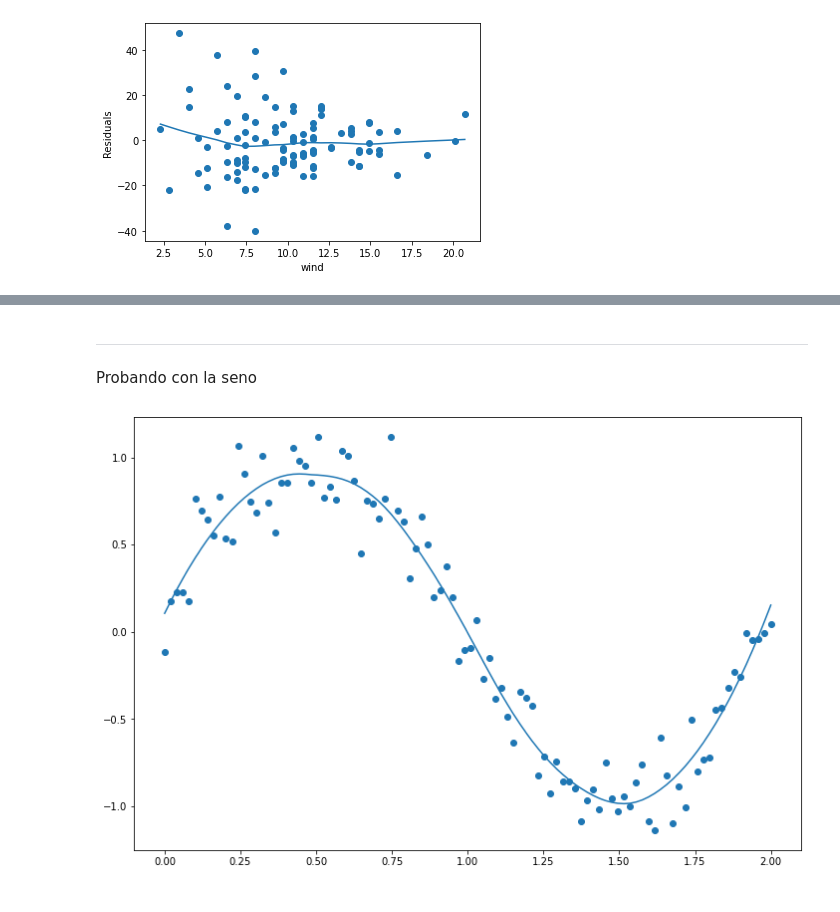
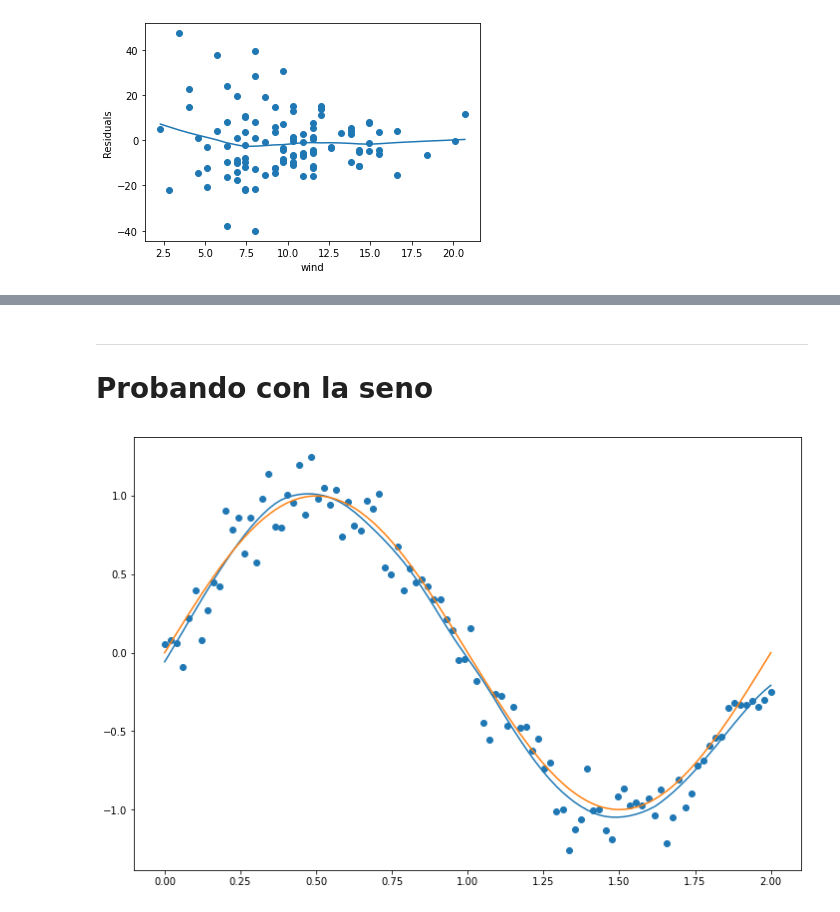
Before and after one commit to pablolp99/mn-tp3, a Jupyter notebook: notebooks/Other.ipynb, the cells around one changed output, grey strips where cells are left out. Drawn from its saved outputs; the diff is of its cells as text; code cells hidden in the pictures.

```diff
--- a/notebooks/Other.ipynb
+++ b/notebooks/Other.ipynb
@@ -93,17 +165,18 @@ var_vs_residual("wind")
 # %% [markdown]
 ---
-Probando con la seno
+# Probando con la seno
 # %%
 X = np.linspace(0, 2, num=100)
 y_s = np.sin(X * np.pi) + (np.random.normal(0, 0.15, size=len(X)))
 
 l = Loess(X, y_s)
 # %%
-y_t = np.array([l.estimate(x, window=50, degree=2) for x in X.reshape((100,1))])
+y_t = np.array([l.estimate(x, window=40, degree=3) for x in X.reshape((100,1))])
 # %%
 fig = plt.figure(figsize=(12,8))
 plt.scatter(X, y_s)
 plt.plot(X, y_t)
+plt.plot(X, np.sin(X * np.pi))
 plt.show()
 # %% [output]
-[figure, old version]
+[figure, new version]
```
Also changed, not shown: parts of 9 cells of this notebook, 1 other file.
